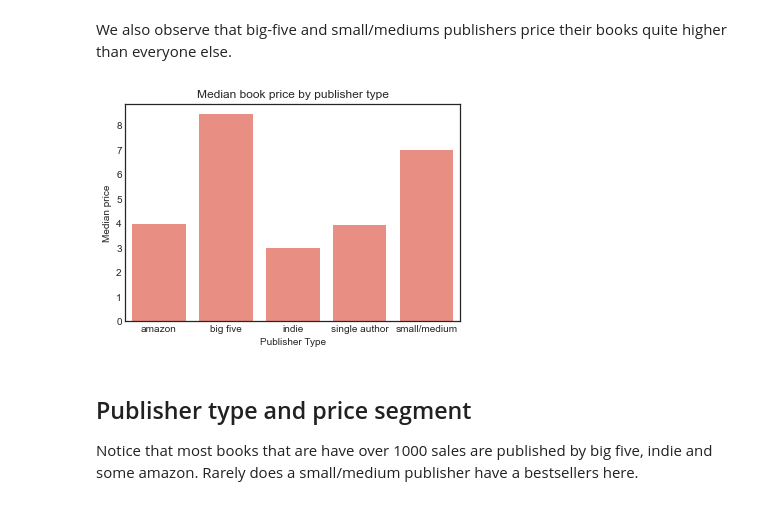
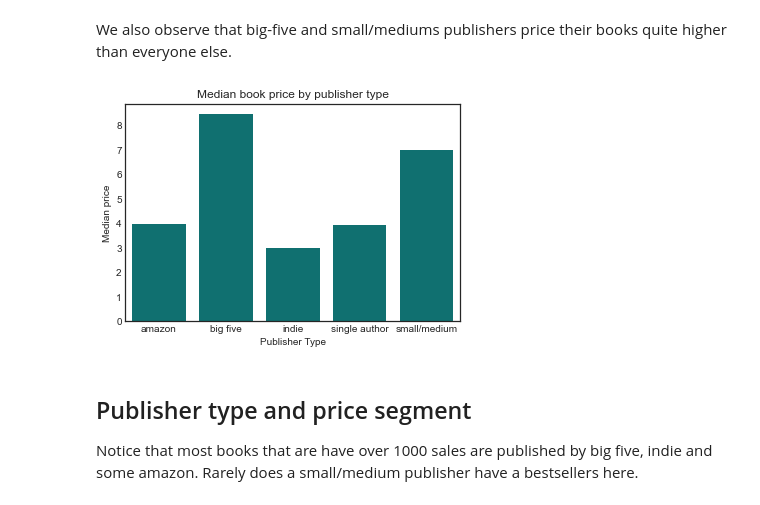
Before and after one commit to vh42720/book_analysis, a Jupyter notebook: book_eda_price.ipynb, the cells around one changed output. Drawn from its saved outputs; the diff is of its cells as text; code cells hidden in the pictures.

Commit message:
analysis

```diff
--- a/book_eda_price.ipynb
+++ b/book_eda_price.ipynb
@@ -75,15 +109,15 @@ quite higher than everyone else.
 # %%
 # books pricing through publishers
 df = sales.groupby('publisher_type')['publisher_type','sale_price'].median()
 
 # Bar plot of the total daily sales
-sns.barplot(x=df.index, y='sale_price', data=df, color='salmon')
+sns.barplot(x=df.index, y='sale_price', data=df, color='teal')
 plt.ylabel('Median price')
 plt.xlabel('Publisher Type')
 plt.title('Median book price by publisher type')
-plt.savefig('images/book_price_by_publisher.png')
+plt.savefig('D:\\PycharmProjects\\springboard\\book_analysis\\images\\book_price_by_publisher.png')
 # %% [output]
-[figure, old version]
+[figure, new version]
 # %% [markdown]
 ## Publisher type and price segment
 
```
Also changed, not shown: parts of 17 cells of this notebook, 4 other files.
